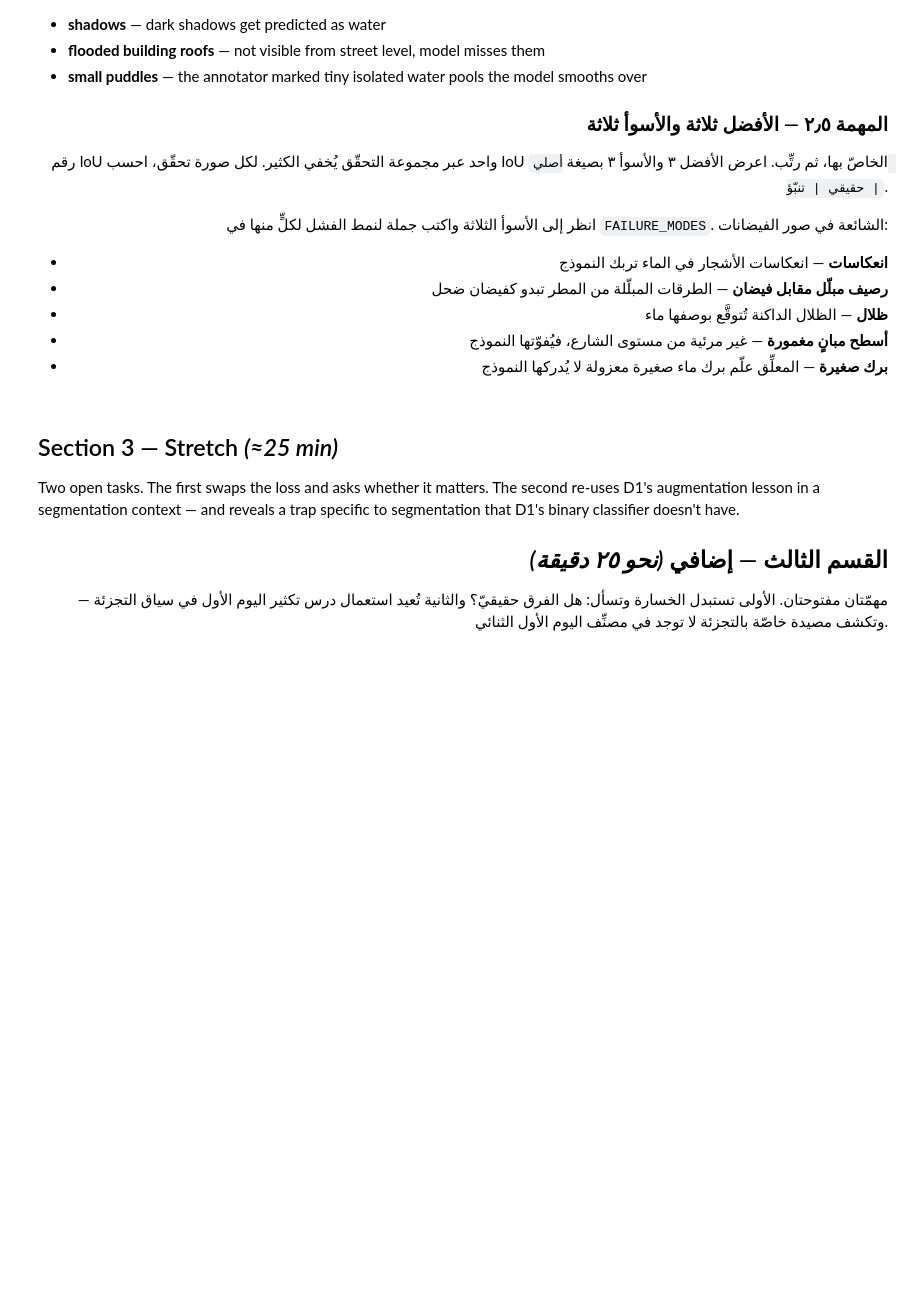
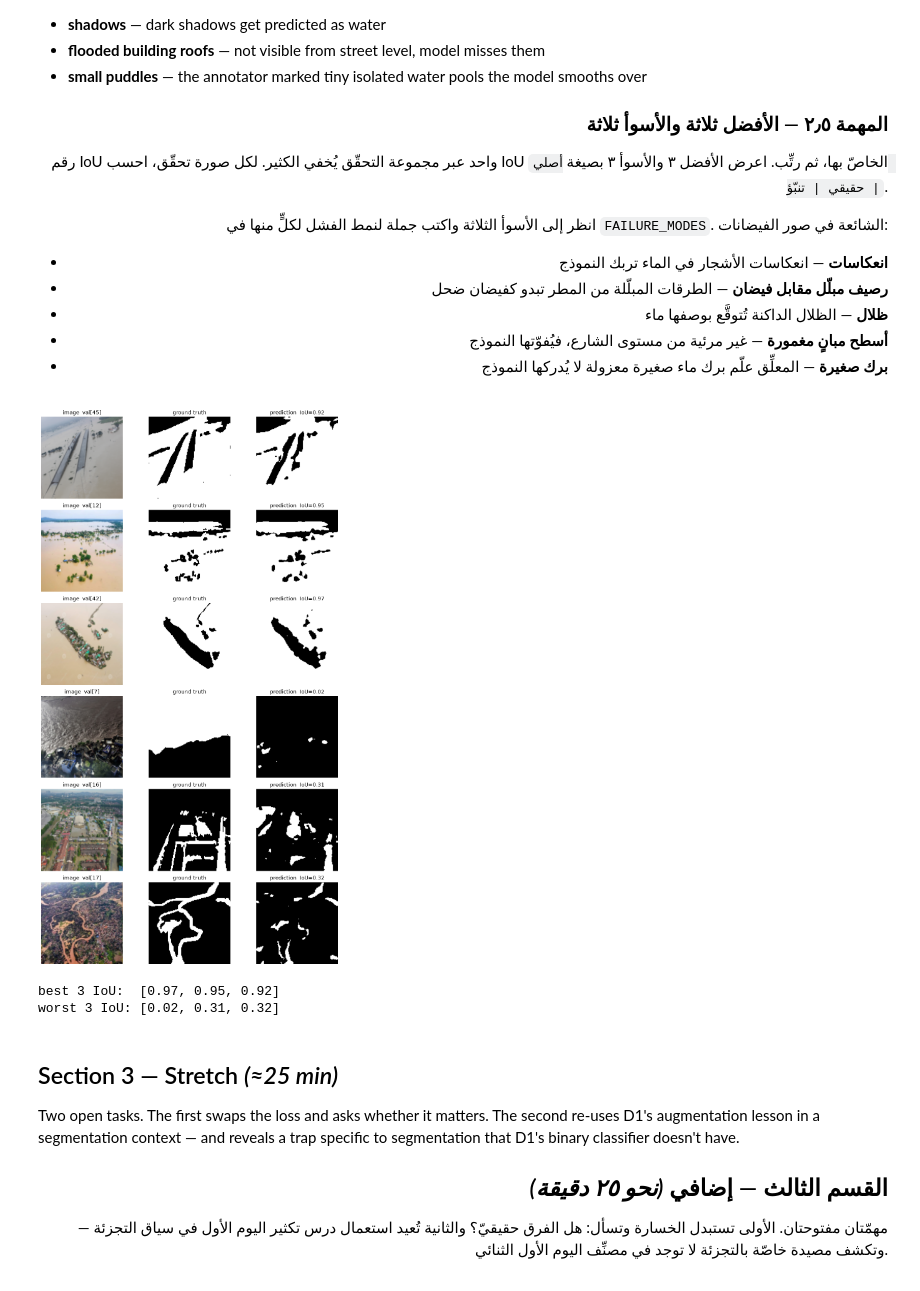
Before and after one commit to sarah2334/AIEP_Olo_student, a Jupyter notebook: week_4_cnn_finetuning/labs/D3_segmentation_unet/D3_segmentation_unet_blank.ipynb, the cells around one changed output. Drawn from its saved outputs; the diff is of its cells as text; code cells hidden in the pictures; blank space fills up the shorter version.

```diff
--- a/week_4_cnn_finetuning/labs/D3_segmentation_unet/D3_segmentation_unet_blank.ipynb
+++ b/week_4_cnn_finetuning/labs/D3_segmentation_unet/D3_segmentation_unet_blank.ipynb
@@ -692,22 +855,94 @@ Look at the worst three and write a one-sentence failure mode for each in
 # %%
 # ────────────────────────────────────────────────────────────────────
 # 1) Loop over val_set with no_grad, compute per-image IoU with iou_score on
 #    a batch of 1, collect (idx, iou) pairs.
 # 2) Sort by iou; take [:3] and [-3:] for worst/best.
 # 3) To un-normalise an image for display: img * std + mean, clip to [0,1].
 # 4) Fill FAILURE_MODES with one short reason per worst case.
 #
 # ١) كرِّر على `val_set` بلا تدرّجات، احسب IoU لكل صورة بـ`iou_score` على
 #    دفعة من ١، واجمع أزواج `(idx, iou)`.
 # ٢) رتِّب بـ`iou`؛ خذ `[:3]` و`[-3:]` للأسوأ والأفضل.
 # ٣) لإلغاء تطبيع الصورة للعرض: `img * std + mean`، واقتطع إلى [٠،١].
 # ٤) املأ `FAILURE_MODES` بسبب واحد قصير لكل حالة سيئة.
 # ────────────────────────────────────────────────────────────────────
 
 # TODO: Build a list of (val_set_index, iou) tuples by running model one image at a time.
 # مهمة: ابنِ قائمة أزواج `(val_set_index, iou)` بتشغيل النموذج على صورة واحدة في المرّة.
     # TODO: One short reason per worst case, naming what you see in that image.
     # مهمة: جملة سبب قصيرة لكل حالة سيئة، تسمّي ما تراه في تلك الصورة.
+# Compute per-image IoU on the val set.
+# TODO: Build a list of (val_set_index, iou) tuples by running model one image at a time.
+# مهمة: ابنِ قائمة أزواج `(val_set_index, iou)` بتشغيل النموذج على صورة واحدة في المرّة.
+
+model.eval()
+
+per_image_iou = []
+
+with torch.no_grad():
+    for idx in range(len(val_set)):
+        img, msk = val_set[idx]
+        logits = model(img[None].to(DEVICE))
+        iou = iou_score(logits, msk[None].to(DEVICE))
+        per_image_iou.append((idx, iou))
+
+best3 = sorted(per_image_iou, key=lambda x: x[1], reverse=True)[:3]
+worst3 = sorted(per_image_iou, key=lambda x: x[1])[:3]
+
+
+def un_normalise(t: torch.Tensor) -> np.ndarray:
+    """Reverse ImageNet normalisation on a (3, H, W) tensor for display."""
+    mean = torch.tensor(IMAGENET_MEAN).view(3, 1, 1)
+    std  = torch.tensor(IMAGENET_STD).view(3, 1, 1)
+    return (t.cpu() * std + mean).clamp(0, 1).permute(1, 2, 0).numpy()
+
+
+def show_row(ax_row, idx, iou):
+    img, msk = val_set[idx]
+    with torch.no_grad():
+        pred = torch.sigmoid(model(img[None].to(DEVICE)))[0, 0].cpu() > 0.5
+
+    ax_row[0].imshow(un_normalise(img))
+    ax_row[0].set_title(f"image  val[{idx}]")
+
+    ax_row[1].imshow(msk[0], cmap="gray")
+    ax_row[1].set_title("ground truth")
+
+    ax_row[2].imshow(pred, cmap="gray")
+    ax_row[2].set_title(f"prediction  IoU={iou:.2f}")
+
+    for ax in ax_row:
+        ax.axis("off")
+
+
+fig, axes = plt.subplots(6, 3, figsize=(11, 18))
+
+for row, (idx, iou) in enumerate(best3[::-1]):
+    show_row(axes[row], idx, iou)
+    axes[row, 0].set_ylabel("BEST", fontsize=12, rotation=0, labelpad=30)
+
+for row, (idx, iou) in enumerate(worst3):
+    show_row(axes[row + 3], idx, iou)
+    axes[row + 3, 0].set_ylabel("WORST", fontsize=12, rotation=0, labelpad=30)
+
+plt.tight_layout()
+plt.show()
+
+
+FAILURE_MODES = {
+    # TODO: One short reason per worst case, naming what you see in that image.
+    # مهمة: جملة سبب قصيرة لكل حالة سيئة.
+}
+
+print(f"\nbest 3 IoU:  {[round(i, 2) for _, i in best3]}")
+print(f"worst 3 IoU: {[round(i, 2) for _, i in worst3]}")
+
+for k, v in FAILURE_MODES.items():
+    print(f"  {k}: {v[:70]}...")
+# %% [output]
+[figure, added]
+best 3 IoU:  [0.97, 0.95, 0.92]
+worst 3 IoU: [0.02, 0.31, 0.32]
 # %% [markdown]
 ## Section 3 — Stretch *(≈25 min)*
 
```
Also changed, not shown: parts of 10 cells of this notebook.
